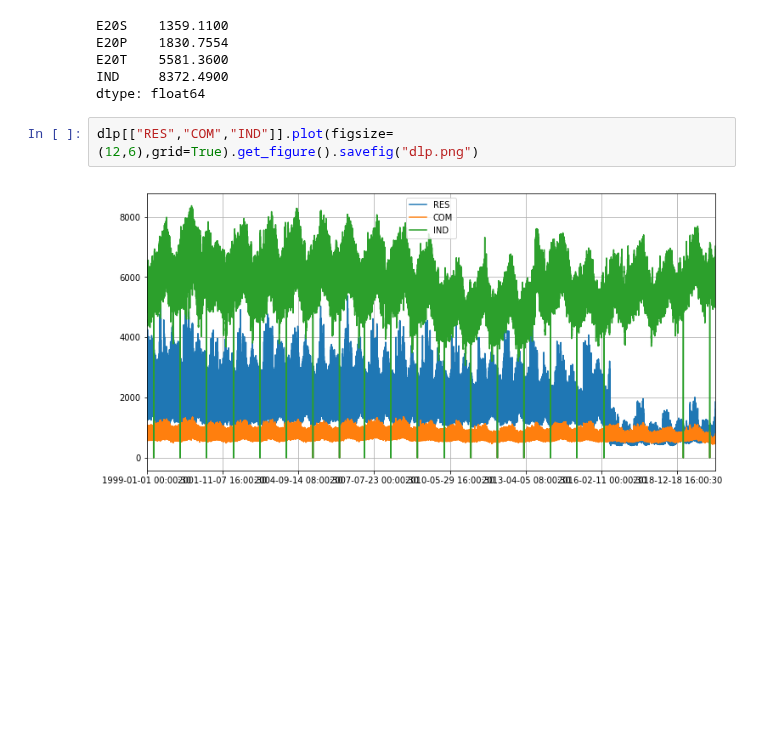
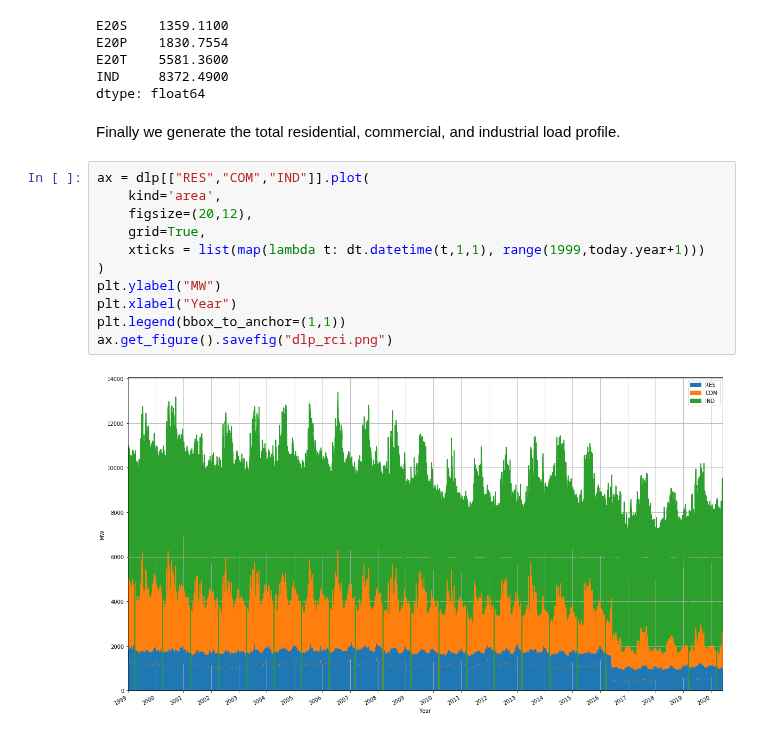
Before and after one commit to slacgismo/load_composition_analysis, a Jupyter notebook: data/PG&E DLP Archive.ipynb, the cells around one changed output. Drawn from its saved outputs; the diff is of its cells as text; blank space fills up the shorter version.

```diff
--- a/data/PG&E DLP Archive.ipynb
+++ b/data/PG&E DLP Archive.ipynb
@@ -121,7 +134,18 @@ E20P    1830.7554
 E20T    5581.3600
 IND     8372.4900
 dtype: float64
-# %%
-dlp[["RES","COM","IND"]].plot(figsize=(12,6),grid=True).get_figure().savefig("dlp.png")
-# %% [output]
-[figure, removed]
+# %% [markdown]
+Finally we generate the total residential, commercial, and industrial load profile.
+# %%
+ax = dlp[["RES","COM","IND"]].plot(
+    kind='area',
+    figsize=(20,12),
+    grid=True,
+    xticks = list(map(lambda t: dt.datetime(t,1,1), range(1999,today.year+1)))
+)
+plt.ylabel("MW")
+plt.xlabel("Year")
+plt.legend(bbox_to_anchor=(1,1))
+ax.get_figure().savefig("dlp_rci.png")
+# %% [output]
+[figure, added]
```
Also changed, not shown: parts of 5 cells of this notebook.
